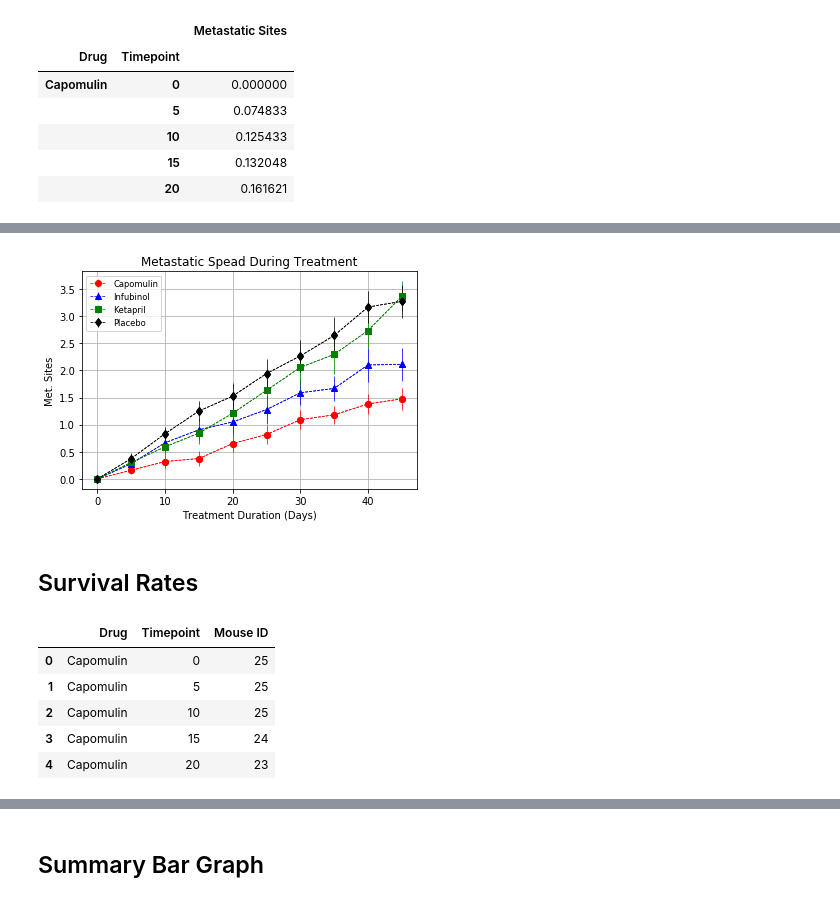
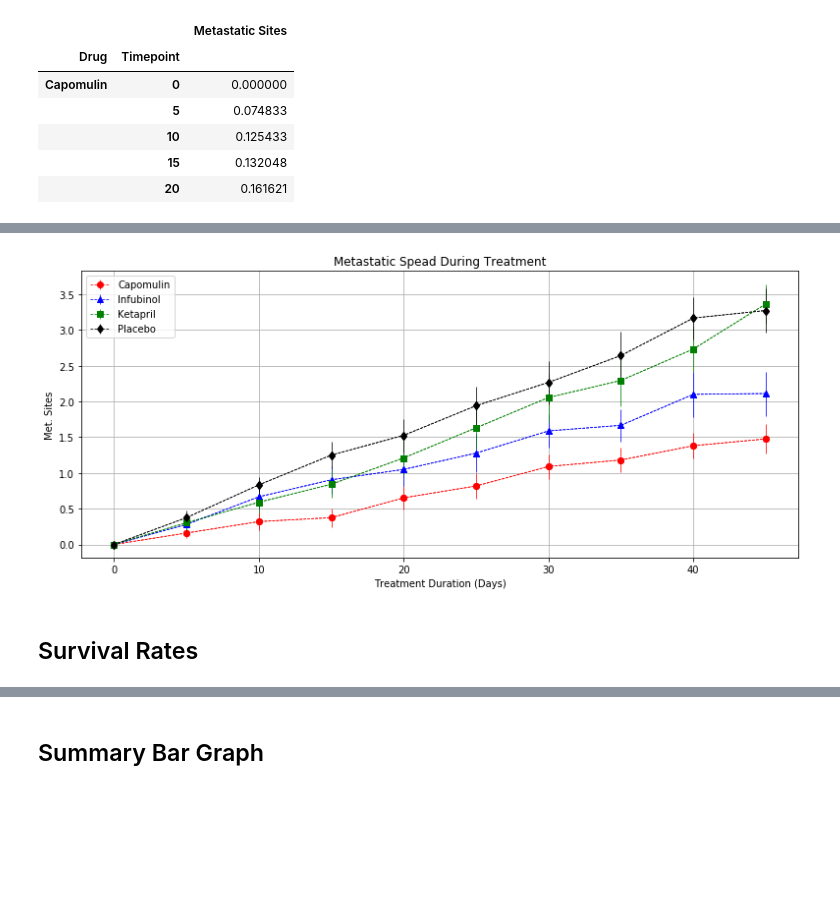
Before and after one commit to hpolowczyk/the_fault_in_our_matplotlib, a Jupyter notebook: Pymaceuticals.ipynb, the cells around one changed output, grey strips where cells are left out. Drawn from its saved outputs; the diff is of its cells as text; code cells hidden in the pictures; blank space fills up the shorter version.

```diff
--- a/Pymaceuticals.ipynb
+++ b/Pymaceuticals.ipynb
@@ -47,10 +63,13 @@ mean_tumor_res.head()
 | 3 | Capomulin | 15 | 42.064317 |
 | 4 | Capomulin | 20 | 40.716325 |
 # %%
+# Create the GroupBy object based on Drug and Timepoint and retun the unbiased standard error of the mean
 stderr_tumor_res = trial_data.groupby(["Drug","Timepoint"]).sem()
+# Reset the index
 stderr_tumor_res.reset_index(inplace=True)
-stderr_tumor_res = stderr_tumor_res.drop(columns= ["Mouse ID",
-                                                   "Metastatic Sites"])
+# Delete the Metastatic Sites and Mouse ID columns
+stderr_tumor_res = stderr_tumor_res.drop(columns= ["Mouse ID", "Metastatic Sites"])
+# Display the first 5 rows in the dataframe
 stderr_tumor_res.head()
 # %% [output]
 |  | Drug | Timepoint | Tumor Volume (mm3) |
@@ -109,7 +144,9 @@ mean_metast_res.head()
 # %%
+# Create the GroupBy object based on Drug and Timepoint and retun the unbiased standard error of the mean
 stderr_metast_res = trial_data.groupby(["Drug","Timepoint"]).sem()
-stderr_metast_res = stderr_metast_res.drop(columns=["Mouse ID",
-                                                    "Tumor Volume (mm3)"])
+# Delete the Tumor Volume and Mouse ID columns
+stderr_metast_res = stderr_metast_res.drop(columns=["Mouse ID","Tumor Volume (mm3)"])
+# Display the first 5 rows in the dataframe
 stderr_metast_res.head()
 # %% [output]
 |  |  | Metastatic Sites |
@@ -133,38 +172,36 @@ drug_metast_res.head()
 # %%
-time = trial_data["Timepoint"].unique()
-drug_list = ["Capomulin","Infubinol","Ketapril","Placebo"]
-color_list = ["red","blue","green","black"]
-marker_list = ["o","^","s","d"]
+# Set-up the plot and the figure size
+fig,ax = plt.subplots(figsize=(11,5))
 
-fig,ax = plt.subplots()
-
+# Set-up a for-loop with each drug and its specific color and marker
 for drug,c,m in zip(drug_list,color_list,marker_list):
+    # Get the mean metastatic site for each drug
     mean = drug_metast_res[drug].tolist()
+    # Get the metastatic site's standard error associated with each drug
     list_of_lists = stderr_metast_res.loc[drug].values.tolist()
     std_err = [val for sublist in list_of_lists for val in sublist]
+    # Create the stardard error bars and format them accordingly
     ax.errorbar(time, mean,yerr=std_err, color=c,label=drug,marker=m,ls="--",lw=.75)
-    fig = plt.plot(time, mean, color=c, marker=m,ls="--",lw=.75)
-    fig = plt.legend(loc="upper left",fontsize="small", fancybox=True)
+    # Create the line plot using time as the x-axis and mean as the y-axis
+    ax.plot(time, mean, color=c, marker=m,ls="--",lw=.75)
+    # Establish the legend and its location on the plot
+    ax.legend(loc="upper left", fancybox=True)
 
-plt.title("Metastatic Spead During Treatment")
-plt.grid()
+# Title the plot
+ax.set_title("Metastatic Spead During Treatment")
+# Label both of the axis accordingly
 ax.set_xlabel("Treatment Duration (Days)")
 ax.set_ylabel("Met. Sites")
+# Add gridlines
+ax.grid()
+
+# Use tight_layout to automatically adjust params
+plt.tight_layout()
+# Save the figure as .png
+plt.savefig('met_sites.png')
+# Display the figure
 plt.show()
 # %% [output]
-[figure, old version]
+[figure, new version]
 # %% [markdown]
 ## Survival Rates
-# %%
-mouse_count = trial_data.groupby(["Drug","Timepoint"]).count()
-mouse_count = mouse_count.drop(columns = ["Tumor Volume (mm3)",
-                                          "Metastatic Sites"])
-mouse_count.reset_index(inplace = True)
-mouse_count.head()
-# %% [output]
-|  | Drug | Timepoint | Mouse ID |
-| 0 | Capomulin | 0 | 25 |
-| 1 | Capomulin | 5 | 25 |
-| 2 | Capomulin | 10 | 25 |
-| 3 | Capomulin | 15 | 24 |
-| 4 | Capomulin | 20 | 23 |
```
Also changed, not shown: parts of 21 cells of this notebook, 4 other files.
